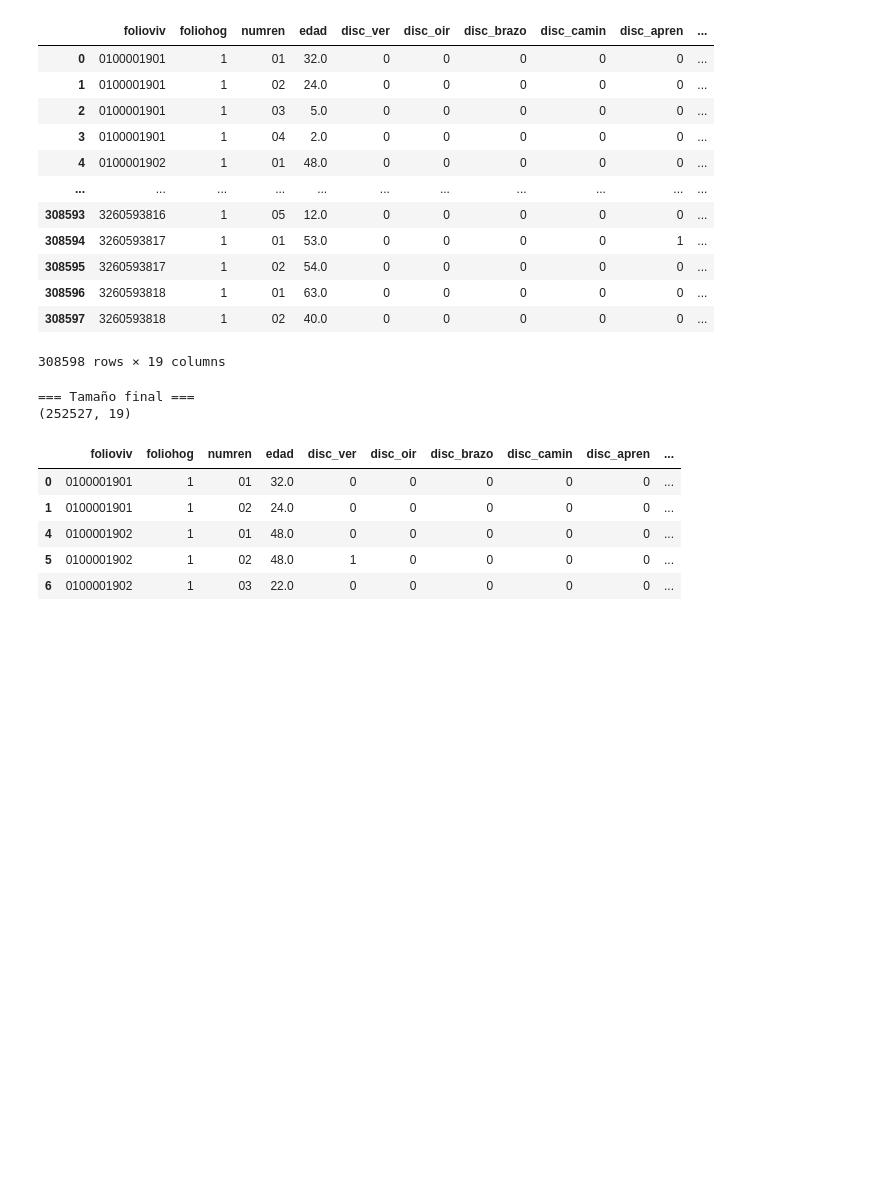
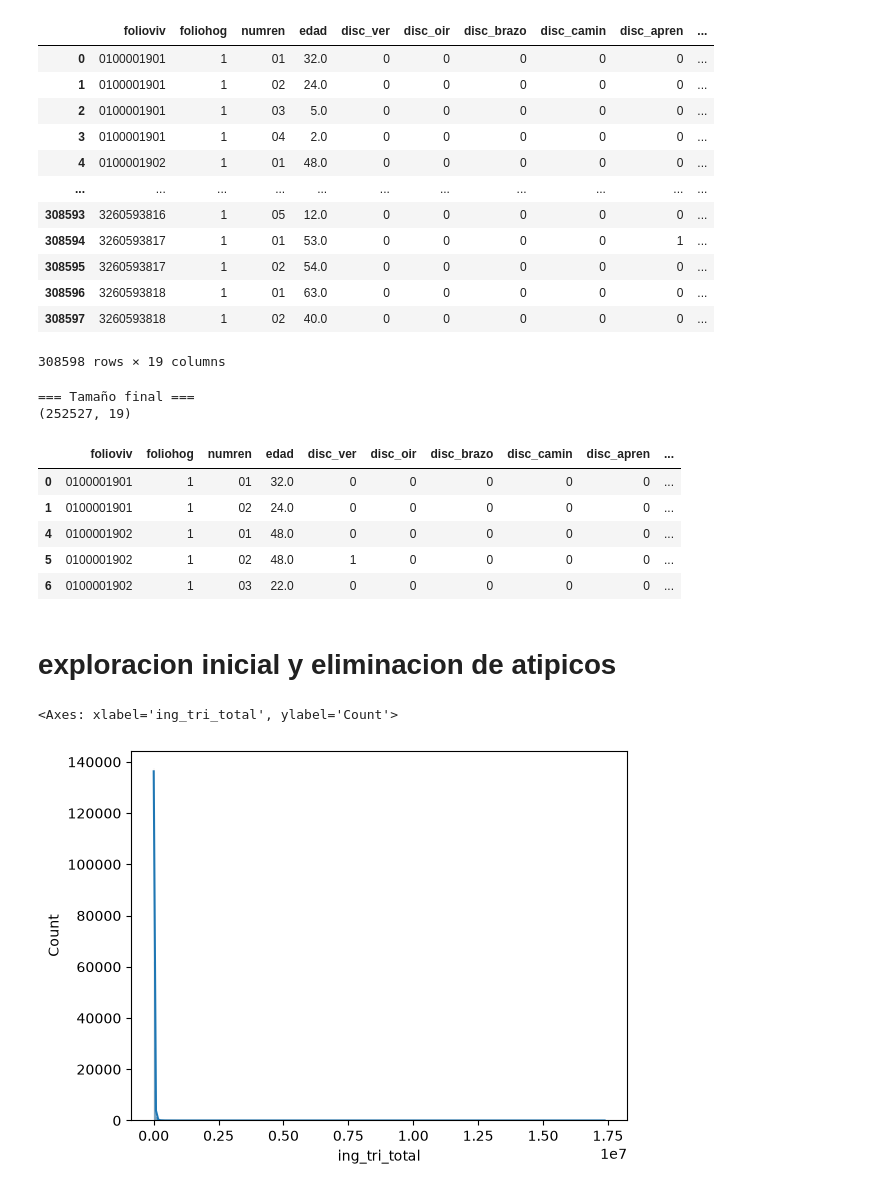
Before and after one commit to OswaldoRamAlv/ENIGH-2024---regresi-n-ingresos, a Jupyter notebook: code/limpieza/limp.ipynb, the cells around one changed output. Saved outputs shown, nothing was run; the diff lists cells and outputs as text; code cells hidden in the pictures; blank space fills up the shorter version.

Commit message:
realizar IQR para eliminar valores atipicos y hacer algunos graficos para observar dispersion de los datos

```diff
--- a/code/limpieza/limp.ipynb
+++ b/code/limpieza/limp.ipynb
@@ -302,3 +304,11 @@ df_final.head()
 | 4 | 0100001902 | 1 | 01 | 48.0 | 0 | 0 | 0 | 0 | 0 | ... |
 | 5 | 0100001902 | 1 | 02 | 48.0 | 1 | 0 | 0 | 0 | 0 | ... |
 | 6 | 0100001902 | 1 | 03 | 22.0 | 0 | 0 | 0 | 0 | 0 | ... |
+# %% [markdown]
+# exploracion inicial y eliminacion de atipicos
+# %%
+# Histograma de ingresos antes de eliminacion de atipicos
+sns.histplot(df_final['ing_tri_total'], kde=True)
+# %% [output]
+<Axes: xlabel='ing_tri_total', ylabel='Count'>
+[figure, added]
```
Also changed, not shown: parts of 5 cells of this notebook, 3 other files.
